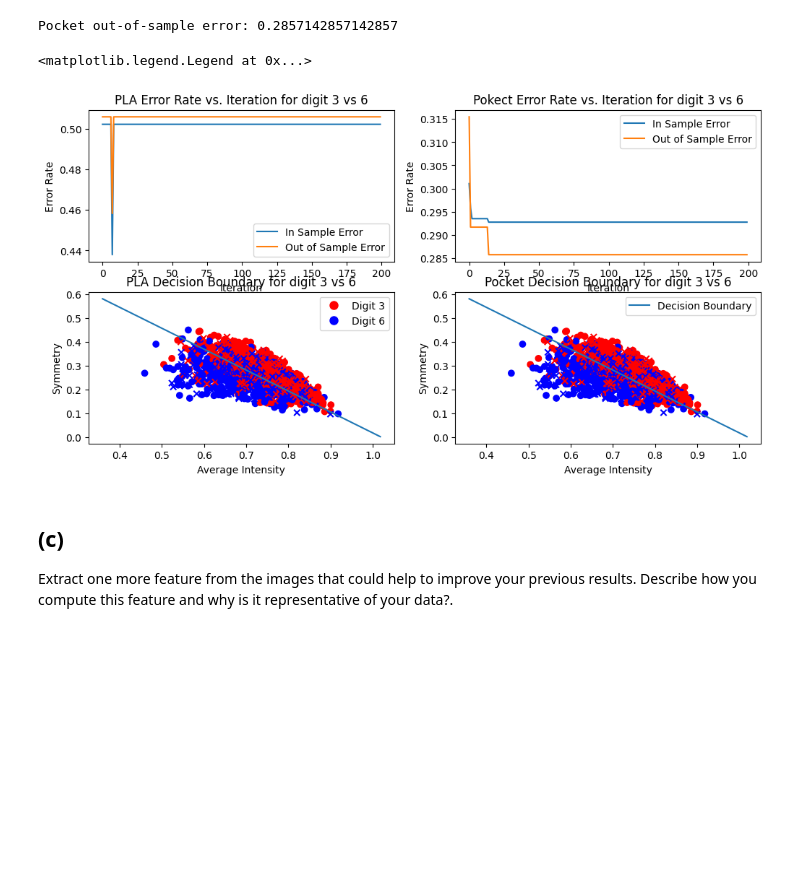
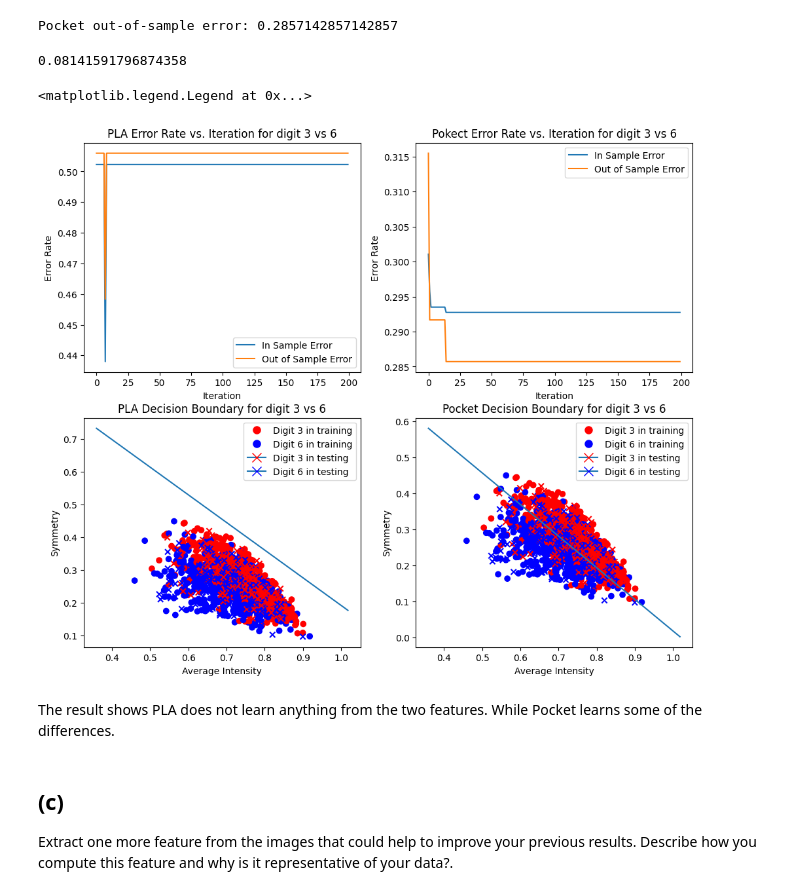
Before and after one commit to 118020020/815hws, a Jupyter notebook: hw2/solutions.ipynb, the cells around one changed output. Drawn from its saved outputs; the diff is of its cells as text; code cells hidden in the pictures; blank space fills up the shorter version.

```diff
--- a/hw2/solutions.ipynb
+++ b/hw2/solutions.ipynb
@@ -406,7 +406,11 @@ class Perceptron:
 
 
     def predict(self, X):
-        return np.dot(X, self.weights) + self.bias
+        pre = np.dot(X, self.weights) + self.bias
+        if pre >= 0:
+            return 1
+        else:
+            return -1
 
     def cal_error(self, X, y):
         n_samples = X.shape[0]
@@ -453,9 +457,13 @@ error_Pocket = Pocket.out_of_sample_errors[-1]
 print(f'Pocket out-of-sample error: {error_Pocket}')
 # %% [output]
 Pocket out-of-sample error: 0.2857142857142857
+# %%
+-PLA.weights[0]
+# %% [output]
+0.08141591796874358
 # %%
 # 2*2 subplots
-plt.figure(figsize=(12, 6))
+plt.figure(figsize=(12, 10))
 # the first subplot is the error rate vs. iteration of PLA
 plt.subplot(2, 2, 1)
 # plot the in sample error and out of sample error for each iteration, with x-axis as iteration number in one same plot
@@ -480,49 +488,64 @@ plt.legend()
 # the third subplot is the decision boundary of PLA
 plt.subplot(2, 2, 3)
 # plot the decision boundary
-# the decision boundary is the line that the dot product of the weights and the features plus the bias is 0
 x_min, x_max = X_train[:, 0].min() - 0.1, X_train[:, 0].max() + 0.1
 y_min, y_max = X_train[:, 1].min() - 0.1, X_train[:, 1].max() + 0.1
 boundary_x = np.array([x_min, x_max])
-boundary_y = (-Pocket.weights[0] * boundary_x - Pocket.bias) / Pocket.weights[1]
+boundary_y = (-PLA.weights[0] * boundary_x - PLA.bias) / PLA.weights[1]
 plt.plot(boundary_x, boundary_y, label='Decision Boundary')
+
 # set colors for the two classes
 colors = ['red', 'blue']
 # plot the training data as circles
 plt.scatter(X_train[:, 0], X_train[:, 1], c=[colors[int(x == digits[0])] for x in train_labels])
 # plot the testing data as crosses
 plt.scatter(X_test[:, 0], X_test[:, 1], marker='x', c=[colors[int(x == digits[0])] for x in test_labels])
 plt.xlabel('Average Intensity')
 plt.ylabel('Symmetry')
 plt.title(f'PLA Decision Boundary for digit {digits[0]} vs {digits[1]}')
 # also add legend of the two classes, digit 3 and digit 6
+# update legend to include marker edge color and proper marker types
 plt.legend(
-    handles=[plt.Line2D([0], [0], marker='o', color='w', markerfacecolor='red', markersize=10, label=f'Digit {digits[0]}'),
-                plt.Line2D([0], [0], marker='o', color='w', markerfacecolor='blue', markersize=10, label=f'Digit {digits[1]}')]
+    handles=[
+        plt.Line2D([0], [0], marker='o', color='w', markerfacecolor='red', markersize=10, label=f'Digit {digits[0]} in training'),
+        plt.Line2D([0], [0], marker='o', color='w', markerfacecolor='blue', markersize=10, label=f'Digit {digits[1]} in training'),
+        plt.Line2D([0], [0], marker='x', markeredgecolor='red', markersize=10, label=f'Digit {digits[0]} in testing'),
+        plt.Line2D([0], [0], marker='x', markeredgecolor='blue', markersize=10, label=f'Digit {digits[1]} in testing')
+    ]
 )
 
 # the fourth subplot is the decision boundary of Pocket
 plt.subplot(2, 2, 4)
 # plot the decision boundary
 # the decision boundary is the line that the dot product of the weights and the features plus the bias is 0
 x_min, x_max = X_train[:, 0].min() - 0.1, X_train[:, 0].max() + 0.1
 y_min, y_max = X_train[:, 1].min() - 0.1, X_train[:, 1].max() + 0.1
 boundary_x = np.array([x_min, x_max])
 boundary_y = (-Pocket.weights[0] * boundary_x - Pocket.bias) / Pocket.weights[1]
 plt.plot(boundary_x, boundary_y, label='Decision Boundary')
 # set colors for the two classes
 colors = ['red', 'blue']
 # plot the training data as circles
 plt.scatter(X_train[:, 0], X_train[:, 1], c=[colors[int(x == digits[0])] for x in train_labels])
 # plot the testing data as crosses
 plt.scatter(X_test[:, 0], X_test[:, 1], marker='x', c=[colors[int(x == digits[0])] for x in test_labels])
 plt.xlabel('Average Intensity')
 plt.ylabel('Symmetry')
 plt.title(f'Pocket Decision Boundary for digit {digits[0]} vs {digits[1]}')
-plt.legend()
+# update legend to include marker edge color and proper marker types
+plt.legend(
+    handles=[
+        plt.Line2D([0], [0], marker='o', color='w', markerfacecolor='red', markersize=10, label=f'Digit {digits[0]} in training'),
+        plt.Line2D([0], [0], marker='o', color='w', markerfacecolor='blue', markersize=10, label=f'Digit {digits[1]} in training'),
+        plt.Line2D([0], [0], marker='x', markeredgecolor='red', markersize=10, label=f'Digit {digits[0]} in testing'),
+        plt.Line2D([0], [0], marker='x', markeredgecolor='blue', markersize=10, label=f'Digit {digits[1]} in testing')
+    ]
+)
 # %% [output]
 <matplotlib.legend.Legend at 0x...>
-[figure, old version]
+[figure, new version]
+# %% [markdown]
+The result shows PLA does not learn anything from the two features. While Pocket learns some of the differences.
 # %% [markdown]
 ## (c)
 Extract one more feature from the images that could help to improve your previous results. Describe how you compute this feature and why is it representative of your data?.
```
Also changed, not shown: parts of 1 cell of this notebook, 2 other files.
